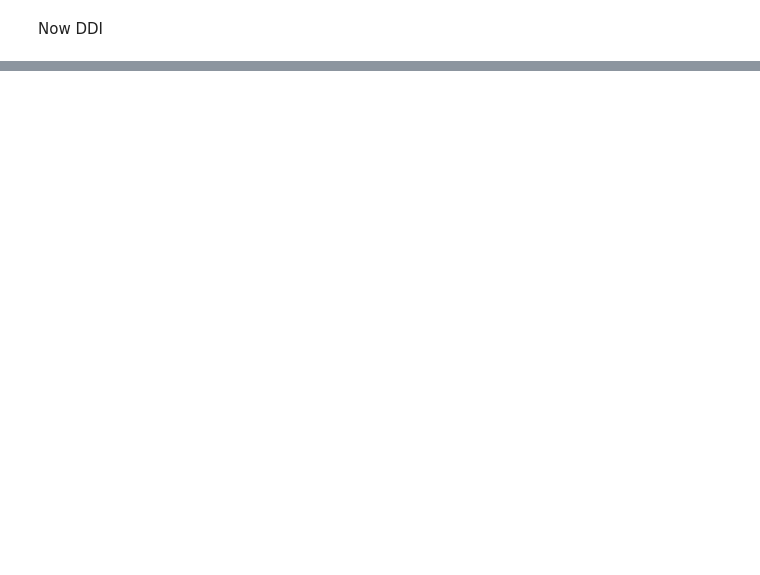
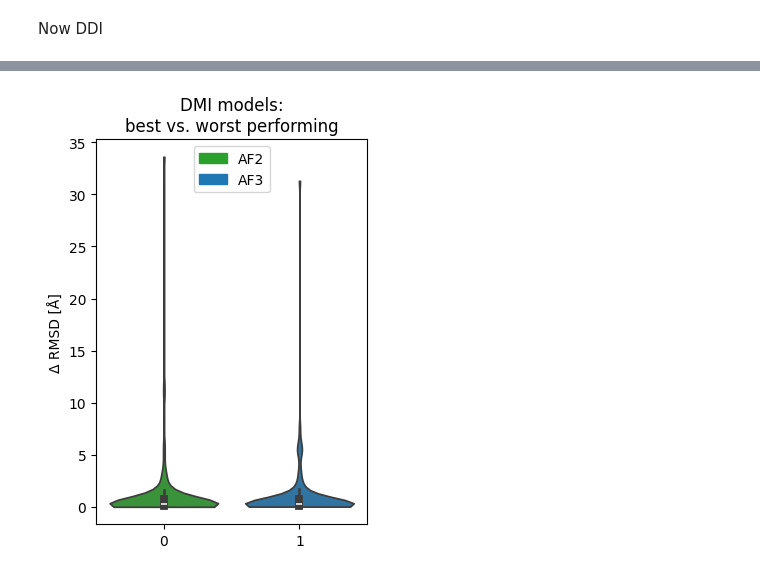
Before and after one commit to andreasmz/bachelorthesis, a Jupyter notebook: AlphaFold/Benchmark set.ipynb, the cells around one changed output, grey strips where cells are left out. Cells and saved outputs as stored; diff of their text form; code cells hidden in the pictures; blank space fills up the shorter version.

```diff
--- a/AlphaFold/Benchmark set.ipynb
+++ b/AlphaFold/Benchmark set.ipynb
@@ -912,0 +957,4 @@ AF3 DDI DockQ
+# %%
+compare_best_with_worst_plot(set_="DMI", c2="RMSD")
+# %% [output]
+[figure, added]
```
Also changed, not shown: parts of 8 cells of this notebook.
